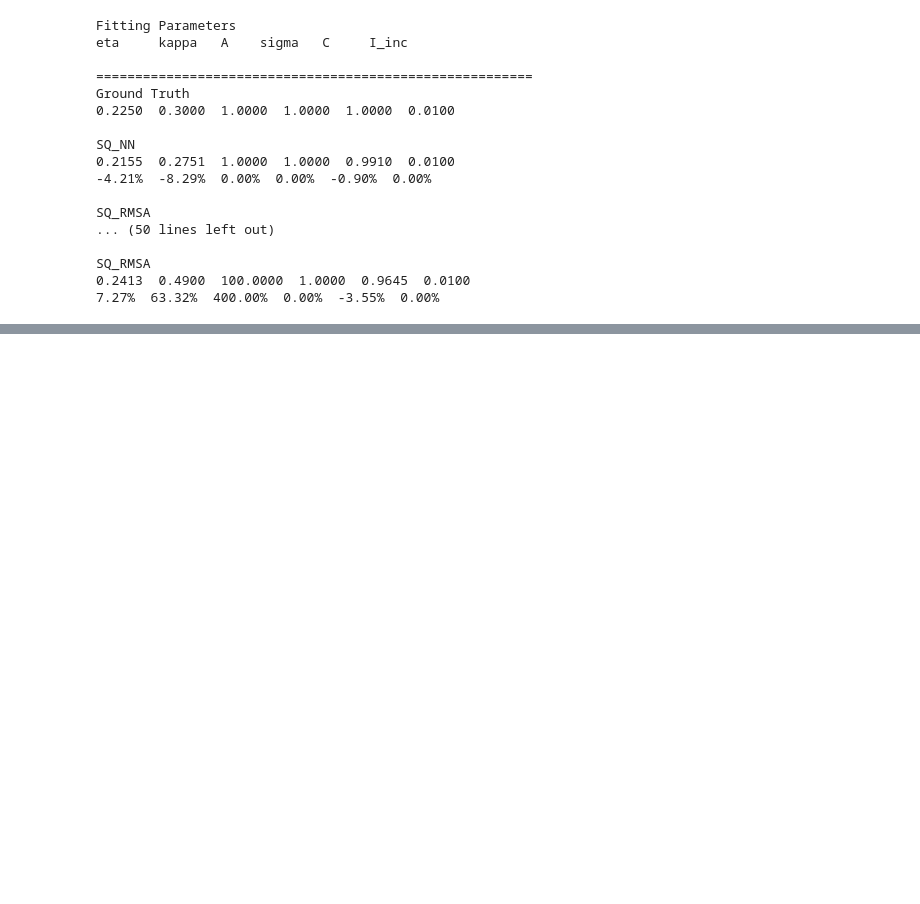
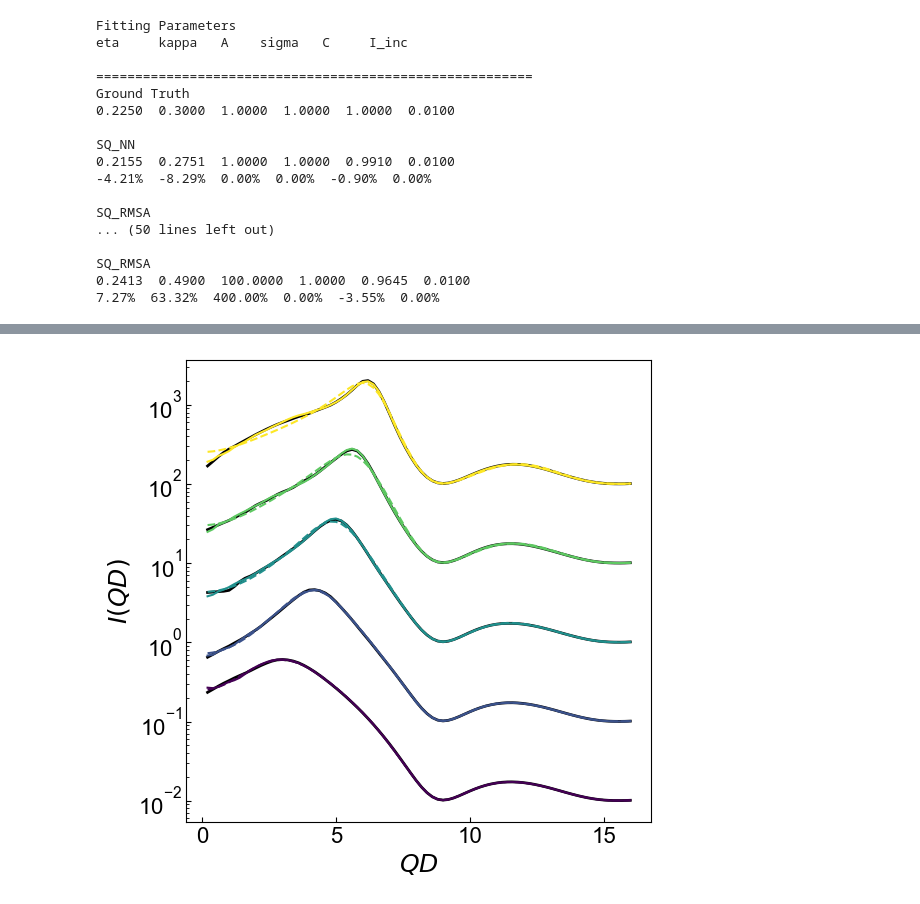
Before and after one commit to ch-tung/SQ_VAE, a Jupyter notebook: direct_param_SQ/Fit_IQ_batch.ipynb, the cells around one changed output, grey strips where cells are left out. Cells and saved outputs as stored; diff of their text form; code cells hidden in the pictures; blank space fills up the shorter version.

```diff
--- a/direct_param_SQ/Fit_IQ_batch.ipynb
+++ b/direct_param_SQ/Fit_IQ_batch.ipynb
@@ -889,0 +707,30 @@ SQ_RMSA
+# %%
+fig = plt.figure(figsize=(6, 6))#,dpi=192)
+ax = plt.subplot(1, 1, 1)
+
+for i in range(len(parameters_list)):
+    fp_GT = dict_eta['fp_GT_list'][i]
+    IQ_exp_GT = dict_eta['IQ_exp_GT_list'][i]
+    fp_opt_NN = dict_eta['fp_opt_NN_list'][i]
+    fp_opt_RMSA = dict_eta['fp_opt_RMSA_list'][i]
+
+    r = (fp_GT[0]-eta_list[0])/(eta_list[-1]-eta_list[0])
+    c = cmap(r)
+
+    ax.plot(q,IQ_exp_GT*10**i,'-k',lw=2,
+            label='ground truth')
+    ax.plot(q,IQ_th(SQ_NN,fp_opt_NN)*10**i,'-',
+            label='NN', color=c)
+    ax.plot(q,IQ_th(SQ_RMSA,fp_opt_RMSA)*10**i,'--',
+            label='RMSA', color=c)
+
+    ax.set_yscale('log')
+#     ax.legend(fontsize=16,frameon=False,fancybox=False)
+
+ax.set_xlabel(r'$QD$',fontsize=18)
+ax.set_ylabel(r'$I(QD)$',fontsize=18)
+ax.tick_params(direction='in', axis='both', which='both', labelsize=16)
+
+plt.show()
+# %% [output]
+[figure, added]
```
Also changed, not shown: parts of 27 cells of this notebook, 1 other file.
